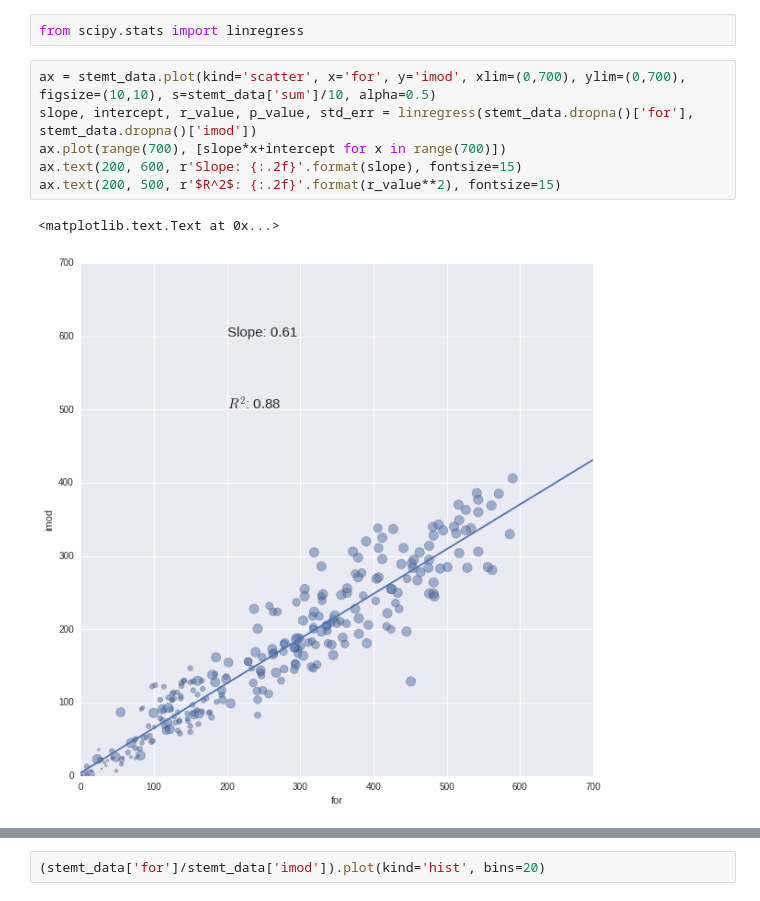
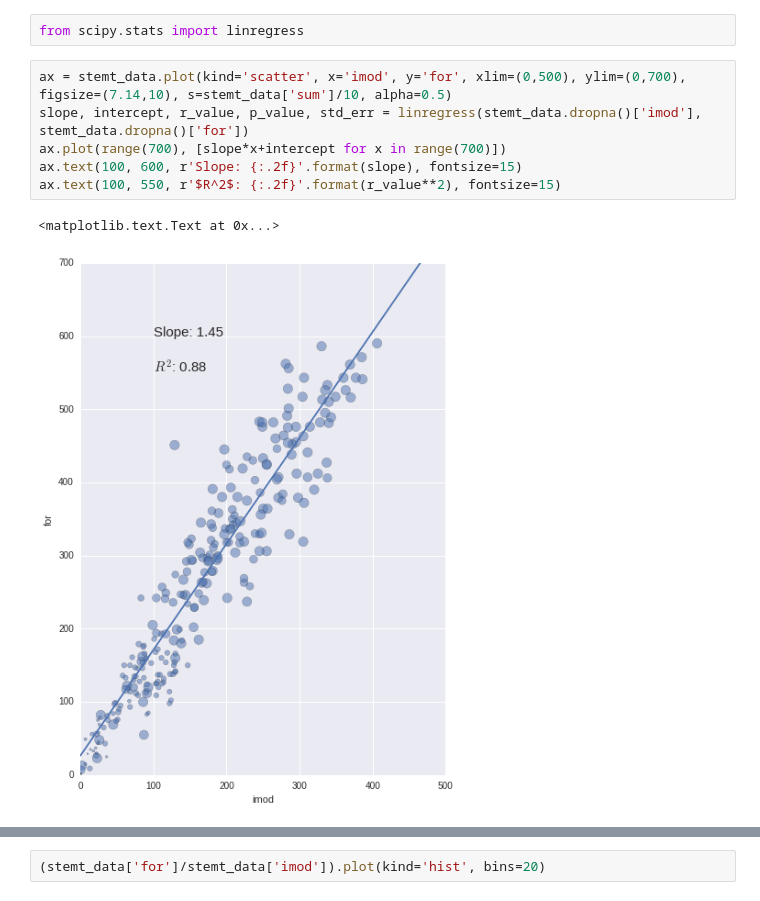
Before and after one commit to cfblaeb/politik, a Jupyter notebook: analyse.ipynb, the cells around one changed output, grey strips where cells are left out. Saved outputs shown, nothing was run; the diff lists cells and outputs as text.

```diff
--- a/analyse.ipynb
+++ b/analyse.ipynb
@@ -119,12 +119,12 @@ stemt_data[stemt_data['sum'] > 100].sort_values('pneutral', ascending=False).hea
 # %%
 from scipy.stats import linregress
 # %%
-ax = stemt_data.plot(kind='scatter', x='for', y='imod', xlim=(0,700), ylim=(0,700), figsize=(10,10), s=stemt_data['sum']/10, alpha=0.5)
-slope, intercept, r_value, p_value, std_err = linregress(stemt_data.dropna()['for'], stemt_data.dropna()['imod'])
+ax = stemt_data.plot(kind='scatter', x='imod', y='for', xlim=(0,500), ylim=(0,700), figsize=(7.14,10), s=stemt_data['sum']/10, alpha=0.5)
+slope, intercept, r_value, p_value, std_err = linregress(stemt_data.dropna()['imod'], stemt_data.dropna()['for'])
 ax.plot(range(700), [slope*x+intercept for x in range(700)])
-ax.text(200, 600, r'Slope: {:.2f}'.format(slope), fontsize=15)
-ax.text(200, 500, r'$R^2$: {:.2f}'.format(r_value**2), fontsize=15)
+ax.text(100, 600, r'Slope: {:.2f}'.format(slope), fontsize=15)
+ax.text(100, 550, r'$R^2$: {:.2f}'.format(r_value**2), fontsize=15)
 # %% [output]
 <matplotlib.text.Text at 0x...>
-[figure, old version]
+[figure, new version]
 # %%
```
Also changed, not shown: parts of 4 cells of this notebook.
